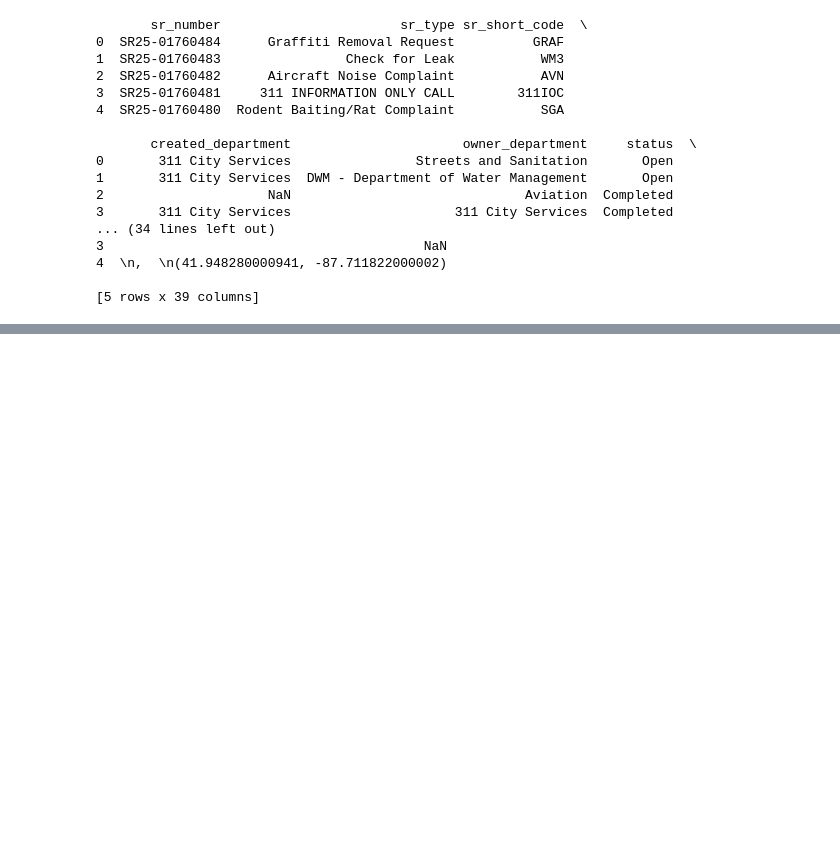
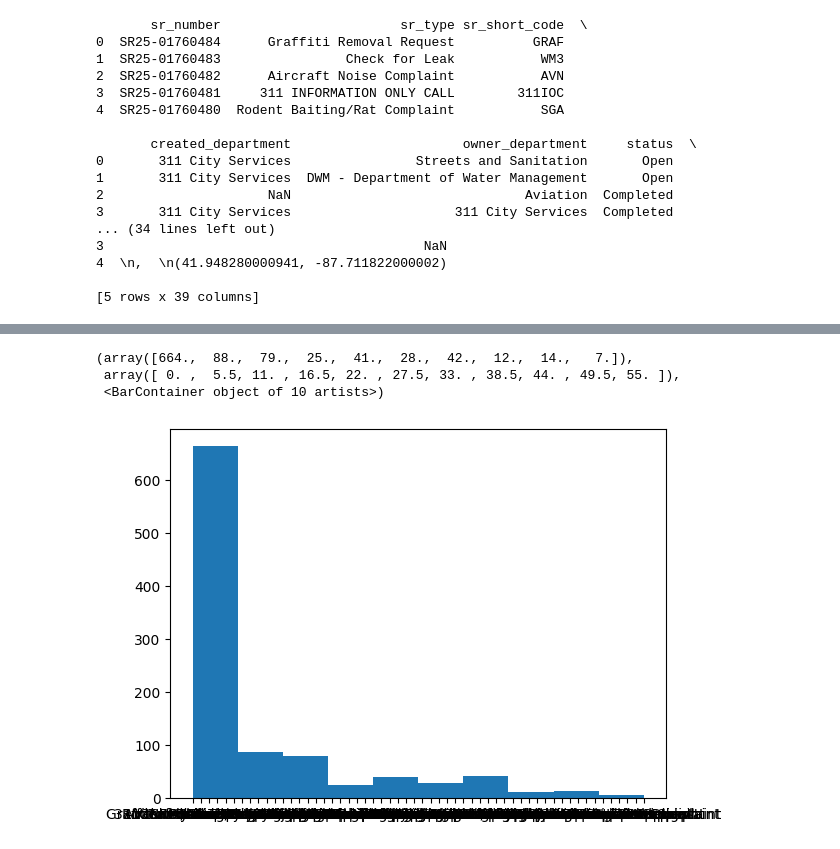
Before and after one commit to Ameowsle/Statistic-Macher, a Jupyter notebook: Datensatz_311_Chicago_SR.ipynb, the cells around one changed output, grey strips where cells are left out. Cells and saved outputs as stored; diff of their text form; code cells hidden in the pictures; blank space fills up the shorter version.

Commit message:
Added plots for visualization

```diff
--- a/Datensatz_311_Chicago_SR.ipynb
+++ b/Datensatz_311_Chicago_SR.ipynb
@@ -46,0 +69,7 @@ print(df.head())
+# %%
+plt.hist(df["sr_type"].dropna())
+# %% [output]
+(array([664.,  88.,  79.,  25.,  41.,  28.,  42.,  12.,  14.,   7.]),
+ array([ 0. ,  5.5, 11. , 16.5, 22. , 27.5, 33. , 38.5, 44. , 49.5, 55. ]),
+ <BarContainer object of 10 artists>)
+[figure, added]
```
Also changed, not shown: parts of 3 cells of this notebook.
